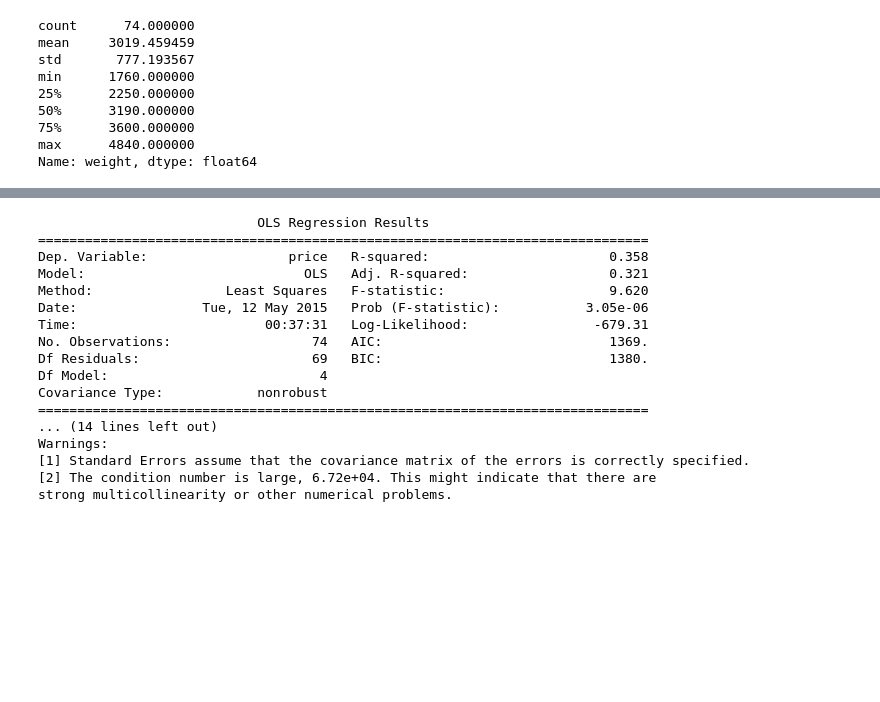
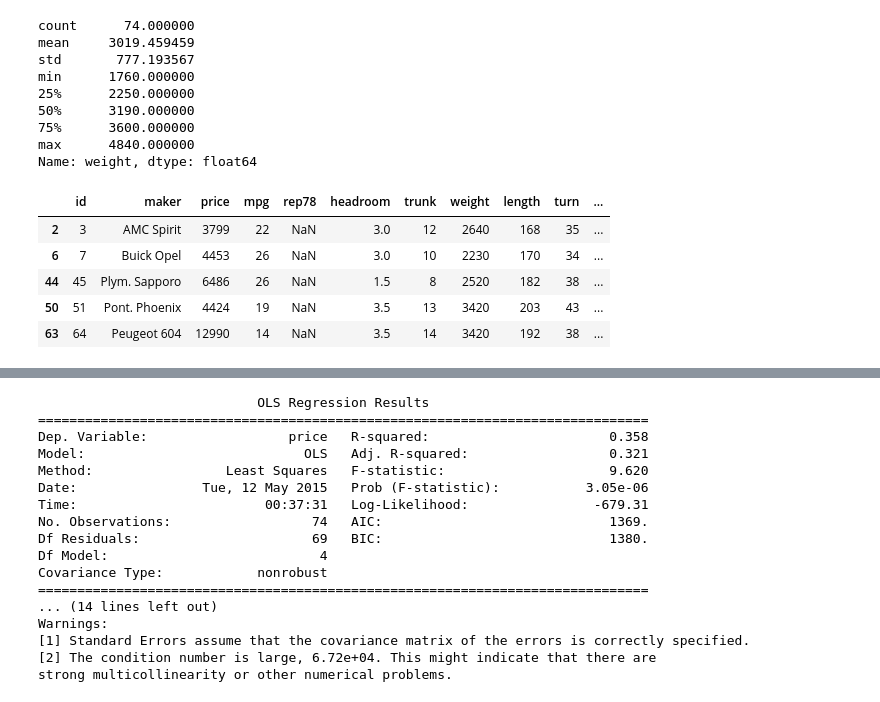
Before and after one commit to vskr9576/final-project, a Jupyter notebook: Bestcars.ipynb, the cells around one changed output, grey strips where cells are left out. Saved outputs shown, nothing was run; the diff lists cells and outputs as text; code cells hidden in the pictures; blank space fills up the shorter version.

```diff
--- a/Bestcars.ipynb
+++ b/Bestcars.ipynb
@@ -85,3 +85,12 @@ min      1760.000000
 75%      3600.000000
 max      4840.000000
 Name: weight, dtype: float64
+# %%
+cars[cars.rep78.isnull()]
+# %% [output]
+|  | id | maker | price | mpg | rep78 | headroom | trunk | weight | length | turn | ... |
+| 2 | 3 | AMC Spirit | 3799 | 22 | NaN | 3.0 | 12 | 2640 | 168 | 35 | ... |
+| 6 | 7 | Buick Opel | 4453 | 26 | NaN | 3.0 | 10 | 2230 | 170 | 34 | ... |
+| 44 | 45 | Plym. Sapporo | 6486 | 26 | NaN | 1.5 | 8 | 2520 | 182 | 38 | ... |
+| 50 | 51 | Pont. Phoenix | 4424 | 19 | NaN | 3.5 | 13 | 3420 | 203 | 43 | ... |
+| 63 | 64 | Peugeot 604 | 12990 | 14 | NaN | 3.5 | 14 | 3420 | 192 | 38 | ... |
```
Also changed, not shown: parts of 9 cells of this notebook, 2 other files.
